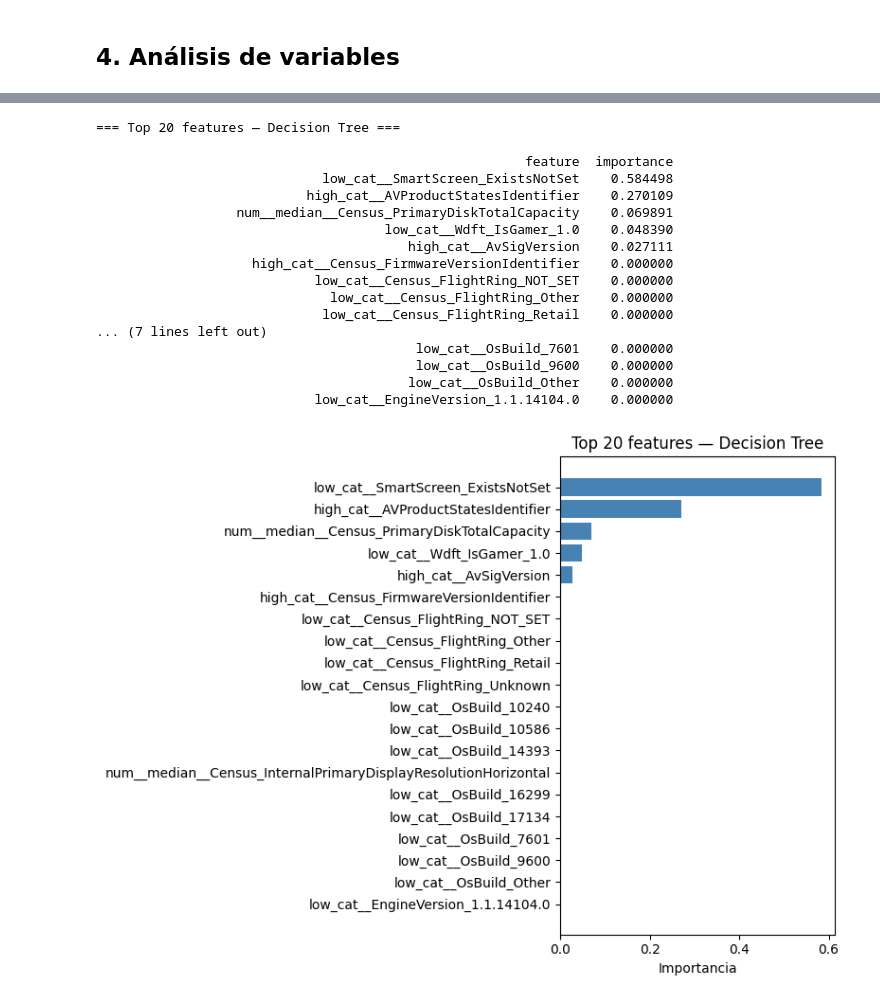
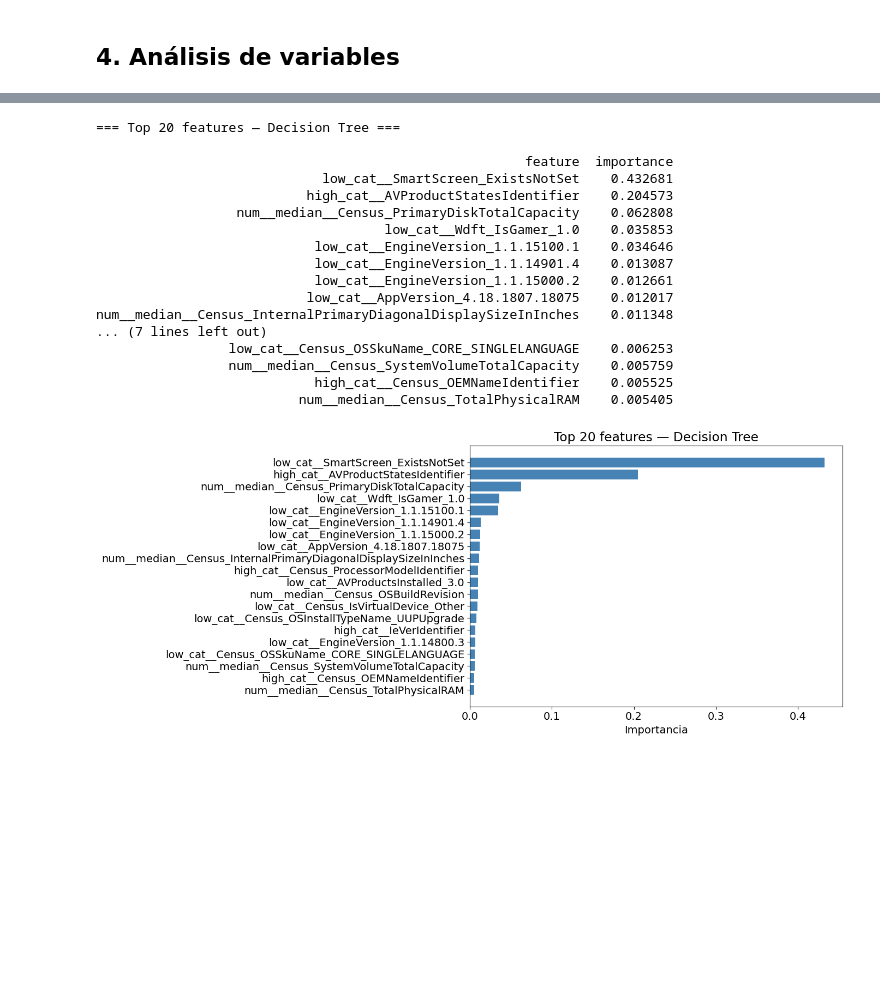
Before and after one commit to Ehunankakoa/nuclio-datascience_AI, a Jupyter notebook: Entregable_2/Entregable_2_v2_grupo4_dtBest_pending.ipynb, the cells around one changed output, grey strips where cells are left out. Saved outputs shown, nothing was run; the diff lists cells and outputs as text; code cells hidden in the pictures; blank space fills up the shorter version.

```diff
--- a/Entregable_2/Entregable_2_v2_grupo4_dtBest_pending.ipynb
+++ b/Entregable_2/Entregable_2_v2_grupo4_dtBest_pending.ipynb
@@ -1429,0 +1419,2 @@ print(f"{len(unused)} unused features")
+# %%
+inspector1.apply_drops(droppable_past1st_model)
@@ -1429,0 +1423,8 @@ print(f"{len(unused)} unused features")
+# %%
+# Then extract the column lists
+numeric_cols2 = list(inspector1.numeric_cols)
+categorical_cols2 = list(inspector1.object_cols) + list(inspector1.category_cols)
+categorical_cols2.remove(target)
+
+high_cardinality_cols2 = list(inspector1.high_cardinality_cols)
+low_cardinality_cols2 = list(set(categorical_cols2) - set(high_cardinality_cols2))
@@ -1429,0 +1433,14 @@ print(f"{len(unused)} unused features")
+# %%
+preprocessor2 = ColumnTransformer(
+    transformers = [
+
+        ("num", numeric_pipeline, numeric_cols2),
+
+        ("low_cat", low_cardinality_pipeline, low_cardinality_cols2),
+
+        ("high_cat", high_cardinality_pipeline, high_cardinality_cols2)
+    ],
+    remainder="drop",
+    n_jobs=1
+
+)
@@ -1437,16 +1458,16 @@ y_tune_dt  = y_train.iloc[sample_idx_dt]
 
 param_dist_dt = {
     'model__criterion'        : ['gini', 'entropy'],
-    'model__max_depth'        : [5, 10, 15, 20, None],
-    'model__min_samples_split': [2, 10, 50],
-    'model__min_samples_leaf' : [1, 5, 20],
+    'model__max_depth'        : [5, 10, 20, None],
+    'model__min_samples_split': [20, 30, 40, 50],
+    'model__min_samples_leaf' : [20, 30, 40, 50],
     'model__max_features'     : [None, 'sqrt', 'log2'],
     'model__class_weight'     : ['balanced', None],
-    'model__ccp_alpha'        : [0.0, 1e-4, 1e-3],
+    'model__ccp_alpha'        : [0.0, 1e-4, 1e-3, 1e-2],
 }
 
 basic_dt_pipe = Pipeline([
-    ("preprocessing", preprocessor),
+    ("preprocessing", preprocessor2),
     ("model", DecisionTreeClassifier(random_state=42))
 ])
 
@@ -1454,7 +1475,7 @@ dt_search = RandomizedSearchCV(
     estimator           = basic_dt_pipe,
     param_distributions = param_dist_dt,
     n_iter              = 30,
-    scoring             = 'f1',
+    scoring             = 'roc_auc',
     cv                  = 3,
     random_state        = 42,
     n_jobs              = -1,
@@ -1525,48 +1546,48 @@ Verdaderos Positivos  (TP): 26,769
 
 # Feature importance del Decision Tree tuneado
 # Con OHE, los nombres de columnas los obtenemos del preprocessor
 X_train_trans = best_dt_pipe.named_steps["preprocessing"].transform(X_train)
 feature_names_dt = X_train_trans.columns.tolist()
 
 fi_best_dt = pd.Series(
     best_dt_pipe.named_steps["model"].feature_importances_,
     index=feature_names_dt
 ).sort_values(ascending=False)
 fi_best_dt_df = fi_best_dt.reset_index()
 fi_best_dt_df.columns = ['feature', 'importance']
 
 print("=== Top 20 features — Decision Tree ===\n")
 print(fi_best_dt_df.head(20).to_string(index=False))
 
 # Plot
 top_n = 20
 fi_best_dt_top = fi_best_dt_df.head(top_n)
 
-fig, ax = plt.subplots(figsize=(8, 6))
+fig, ax = plt.subplots(figsize=(14, 6))
 ax.barh(fi_best_dt_top['feature'][::-1], fi_best_dt_top['importance'][::-1], color='steelblue')
 ax.set_xlabel('Importancia')
 ax.set_title(f'Top {top_n} features — Decision Tree')
 plt.tight_layout()
 plt.show()
 # %% [output]
 === Top 20 features — Decision Tree ===
 
                                                        feature  importance
-                             low_cat__SmartScreen_ExistsNotSet    0.584498
-                           high_cat__AVProductStatesIdentifier    0.270109
-                  num__median__Census_PrimaryDiskTotalCapacity    0.069891
-                                     low_cat__Wdft_IsGamer_1.0    0.048390
-                                        high_cat__AvSigVersion    0.027111
-                    high_cat__Census_FirmwareVersionIdentifier    0.000000
-                            low_cat__Census_FlightRing_NOT_SET    0.000000
-                              low_cat__Census_FlightRing_Other    0.000000
-                             low_cat__Census_FlightRing_Retail    0.000000
+                             low_cat__SmartScreen_ExistsNotSet    0.432681
+                           high_cat__AVProductStatesIdentifier    0.204573
+                  num__median__Census_PrimaryDiskTotalCapacity    0.062808
+                                     low_cat__Wdft_IsGamer_1.0    0.035853
+                            low_cat__EngineVersion_1.1.15100.1    0.034646
+                            low_cat__EngineVersion_1.1.14901.4    0.013087
+                            low_cat__EngineVersion_1.1.15000.2    0.012661
+                           low_cat__AppVersion_4.18.1807.18075    0.012017
+num__median__Census_InternalPrimaryDiagonalDisplaySizeInInches    0.011348
 ... (7 lines left out)
-                                         low_cat__OsBuild_7601    0.000000
-                                         low_cat__OsBuild_9600    0.000000
-                                        low_cat__OsBuild_Other    0.000000
-                            low_cat__EngineVersion_1.1.14104.0    0.000000
+                 low_cat__Census_OSSkuName_CORE_SINGLELANGUAGE    0.006253
+                 num__median__Census_SystemVolumeTotalCapacity    0.005759
+                            high_cat__Census_OEMNameIdentifier    0.005525
+                          num__median__Census_TotalPhysicalRAM    0.005405
-[figure, old version]
+[figure, new version]
 # %%
 # Ajuste del umbral de clasificacion para reducir FN
 # Criterio: minimizar FN (prioridad de negocio en detección de malware)
```
Also changed, not shown: parts of 137 cells of this notebook, 1 other file.
